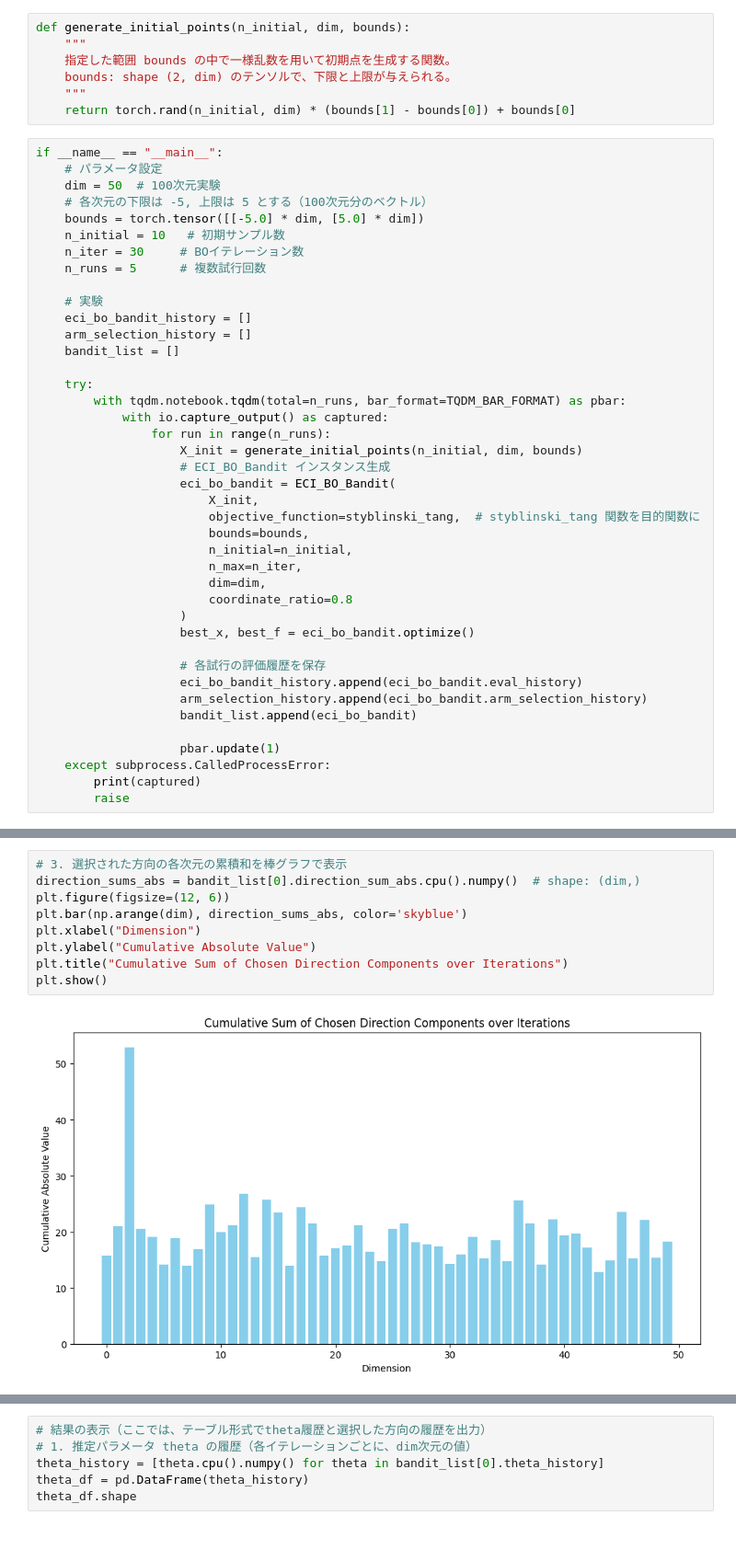
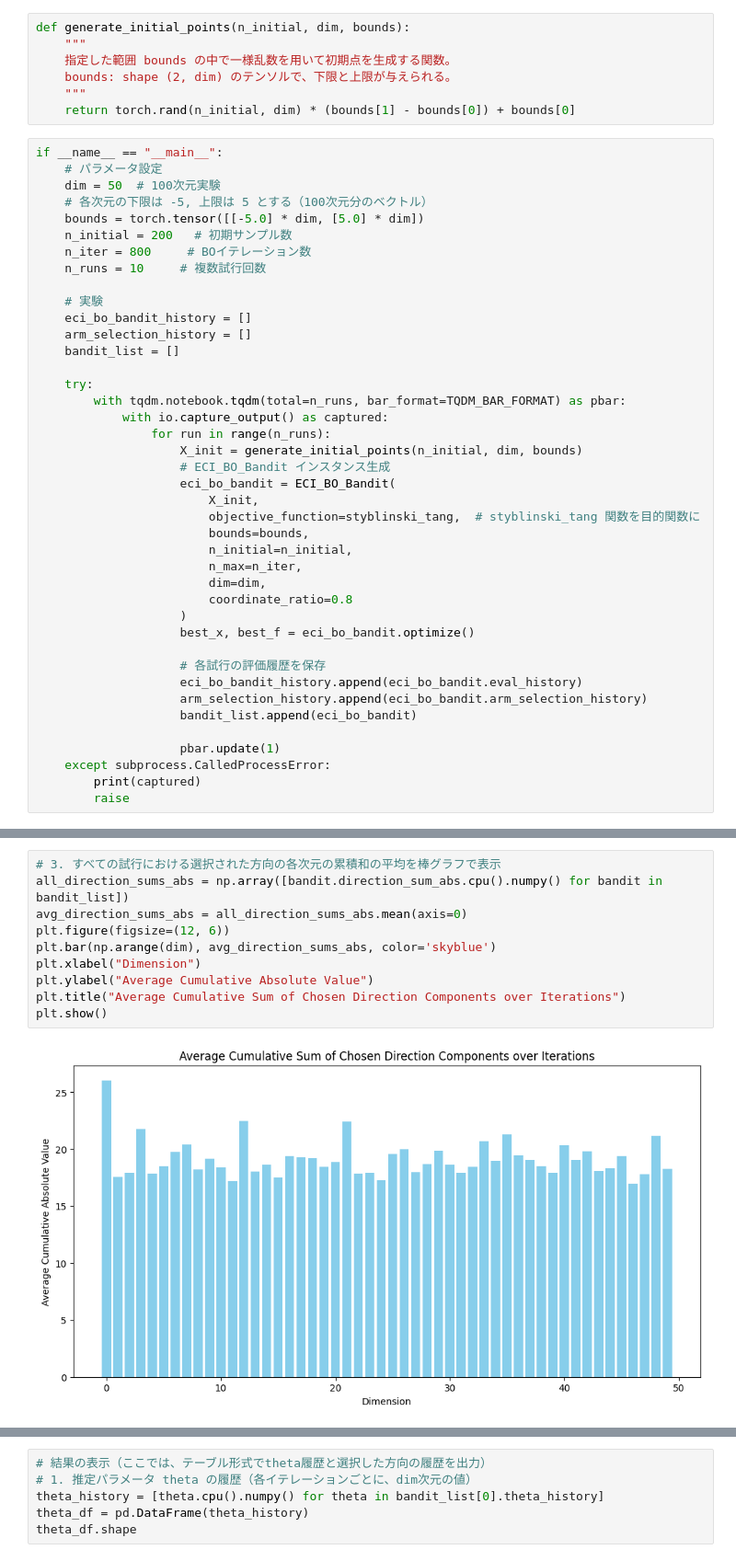
Before and after one commit to nomuyu00/baysian_optimization, a Jupyter notebook: highdim/100dim/Directional-ECI-BO Bandit.ipynb, the cells around one changed output, grey strips where cells are left out. Shown at 92% size. Saved outputs shown, nothing was run; the diff lists cells and outputs as text.

```diff
--- a/highdim/100dim/Directional-ECI-BO Bandit.ipynb
+++ b/highdim/100dim/Directional-ECI-BO Bandit.ipynb
@@ -337,9 +337,9 @@ if __name__ == "__main__":
     dim = 50  # 100次元実験
     # 各次元の下限は -5, 上限は 5 とする（100次元分のベクトル）
     bounds = torch.tensor([[-5.0] * dim, [5.0] * dim])
-    n_initial = 10   # 初期サンプル数
-    n_iter = 30     # BOイテレーション数
-    n_runs = 5      # 複数試行回数
+    n_initial = 200   # 初期サンプル数
+    n_iter = 800     # BOイテレーション数
+    n_runs = 10     # 複数試行回数
 
     # 実験
     eci_bo_bandit_history = []
@@ -377,14 +375,15 @@ KeyboardInterrupt:
 # %%
-# 3. 選択された方向の各次元の累積和を棒グラフで表示
-direction_sums_abs = bandit_list[0].direction_sum_abs.cpu().numpy()  # shape: (dim,)
+# 3. すべての試行における選択された方向の各次元の累積和の平均を棒グラフで表示
+all_direction_sums_abs = np.array([bandit.direction_sum_abs.cpu().numpy() for bandit in bandit_list])
+avg_direction_sums_abs = all_direction_sums_abs.mean(axis=0)
 plt.figure(figsize=(12, 6))
-plt.bar(np.arange(dim), direction_sums_abs, color='skyblue')
+plt.bar(np.arange(dim), avg_direction_sums_abs, color='skyblue')
 plt.xlabel("Dimension")
-plt.ylabel("Cumulative Absolute Value")
-plt.title("Cumulative Sum of Chosen Direction Components over Iterations")
+plt.ylabel("Average Cumulative Absolute Value")
+plt.title("Average Cumulative Sum of Chosen Direction Components over Iterations")
 plt.show()
 # %% [output]
-[figure, old version]
+[figure, new version]
 # %%
 # 2. 選択された方向ベクトルの履歴と報酬の追加
 selected_dir_history = [dir.cpu().numpy() for dir in bandit_list[0].selected_direction_history]
```
Also changed, not shown: parts of 6 cells of this notebook, 1 other file.
